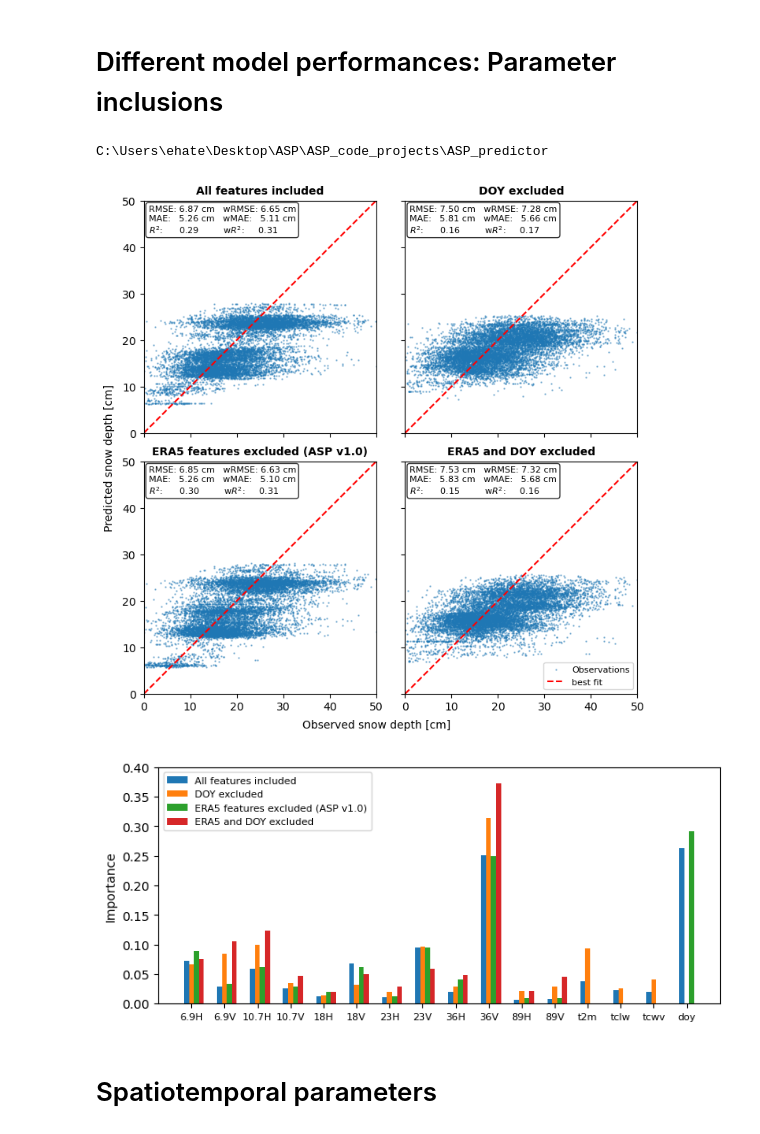
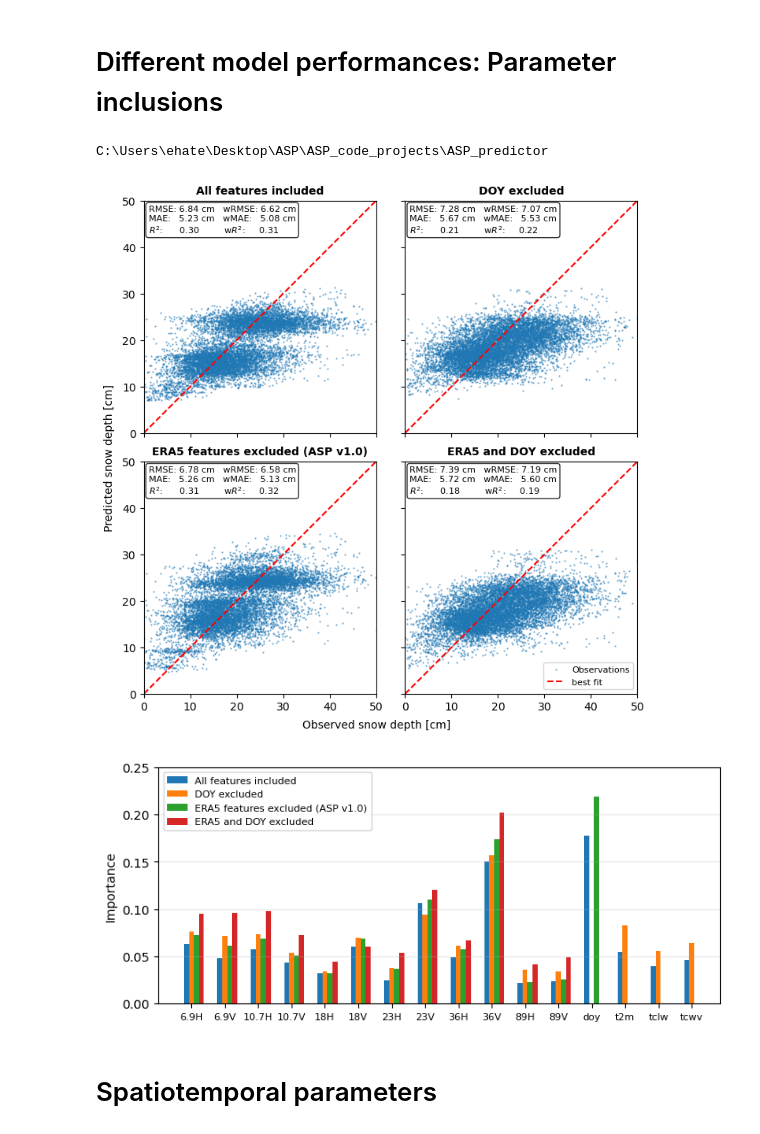
Before and after one commit to EHTellefsen/Arctic_Snow_Products, a Jupyter notebook: analysis/evaluate_model_performance.ipynb, the cells around one changed output. Saved outputs shown, nothing was run; the diff lists cells and outputs as text; code cells hidden in the pictures.

```diff
--- a/analysis/evaluate_model_performance.ipynb
+++ b/analysis/evaluate_model_performance.ipynb
@@ -251,22 +312,0 @@ C:\Users\ehate\Desktop\ASP\ASP_code_projects\ASP_predictor
-# %%
-fig, ax = plt.subplots(2, 1, figsize=(7,5), layout='constrained')
-i=0
-
-titles = ['3.125km (ASP v1.0)', '12.5km']
-for retracker, experiments in datasets.items():
-
-    j=0
-    for experiment, files in experiments.items():
-        model = pickle.load(open(files['model'], 'rb'))
-        offset = 0.4*i - 0.2
-        x = np.arange(len(model.input_features))
-        ax[j].bar(x+offset, model.model.feature_importances_, width=0.4)
-        ax[j].set_xticks(x, model.input_features, fontsize=8)
-        ax[j].set_title(f'Feature Importances: {titles[j]}', loc='left', fontsize=10, fontweight='bold')
-        ax[j].set_ylim(0, 0.35)
-        #ax[j].set_title(f'Feature Importances - {retracker} - {experiment}')
-        j += 1
-    i += 1
-    ax[0].legend(['LARM-smoothed', 'LARM'])
-fig.savefig('data/fig/importance_retrackerAndResolution.pdf')
-plt.show()
@@ -287,10 +325,10 @@ import matplotlib.pyplot as plt
 import src.utils.standard_plots as sp
 
 models = {
-    'default':     'data/processed/models/final/ASP_RFR-model_LARM-smoothed_N3.125km_wERA5.pkl',
-    'noDOY':       'data/processed/models/final/ASP_RFR-model_LARM-smoothed_N3.125km_noDOYwERA5.pkl',
-    'noERA5':      'data/processed/models/final/ASP_RFR-model_LARM-smoothed_N3.125km.pkl',
-    'noERA5orDOY': 'data/processed/models/final/ASP_RFR-model_LARM-smoothed_N3.125km_noDOY.pkl',
+    'default':     'data/processed/models/v1.2/ASP_RFR-model_LARM-smoothed_N3.125km_wERA5.pkl',
+    'noDOY':       'data/processed/models/v1.2//ASP_RFR-model_LARM-smoothed_N3.125km_wERA5noDOY.pkl',
+    'noERA5':      'data/processed/models/v1.2/ASP_RFR-model_LARM-smoothed_N3.125km.pkl',
+    'noERA5orDOY': 'data/processed/models/v1.2/ASP_RFR-model_LARM-smoothed_N3.125km_noDOY.pkl',
 }
 
 data_files = [
@@ -348,42 +386,44 @@ fig.savefig('data/fig/scatter_parameterInclusion.png', dpi=300)
 plt.show()
 # %% [output]
 C:\Users\ehate\Desktop\ASP\ASP_code_projects\ASP_predictor
-[figure, old version]
+[figure, new version]
 # %%
 titles = {
     'default': 'All features included',
     'noDOY': 'DOY excluded',
     'noERA5': 'ERA5 features excluded (ASP v1.0)',
     'noERA5orDOY': 'ERA5 and DOY excluded'}
 
 fig, ax = plt.subplots(1, 1, figsize=(7,3), layout='constrained')
 
 i=0
 for model_id, path in models.items():
     model = pickle.load(open(path, 'rb'))
     offset = 0.15*i - 0.15
     x = np.arange(16)
     fi = model.model.feature_importances_
-    if model_id == 'noERA5':
+    if model_id == 'noDOY':
         newfi = np.zeros(16)
         newfi[:12] = fi[:12]
-        newfi[-1]=fi[-1]
+        newfi[13:] = fi[-3:]
+        #newfi[-1]=fi[-1]
         fi = newfi
 
 
     ax.bar(x[:len(fi)]+offset, fi, width=0.15)
     if i==0:
         ax.set_xticks(x, model.input_features, fontsize=8)
     #ax.set_title(f'Feature Importances: {titles[j]}', loc='left', fontsize=10, fontweight='bold')
-    ax.set_ylim(0, 0.40)
+    ax.set_ylim(0, 0.25)
     #ax[j].set_title(f'Feature Importances - {retracker} - {experiment}')
     ax.set_ylabel('Importance', fontsize=10)
     i += 1
     ax.legend(titles.values(), fontsize=8, loc=2)
+    ax.grid(alpha=0.3, axis='y')
 fig.savefig('data/fig/importance_parameterInclusion.pdf')
 plt.show()
 # %% [output]
-[figure, old version]
+[figure, new version]
 # %% [markdown]
 # Spatiotemporal parameters
 # %%
```
Also changed, not shown: parts of 8 cells of this notebook, 4 other files.
